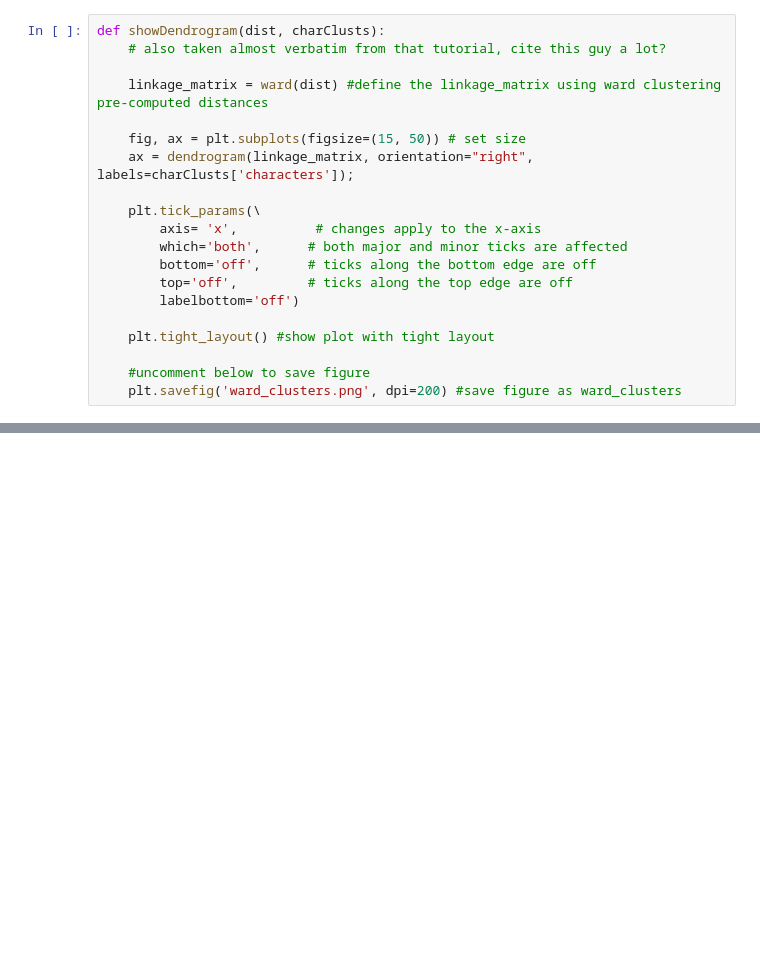
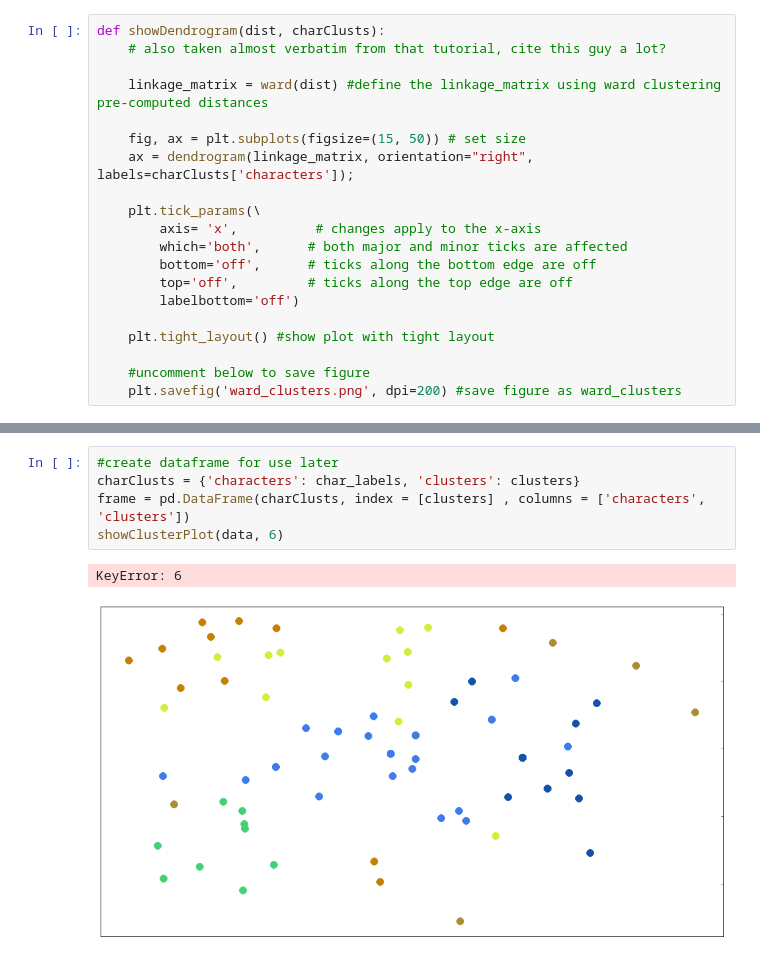
Before and after one commit to mmcmahon13/char-net, a Jupyter notebook: getVectors.ipynb, the cells around one changed output, grey strips where cells are left out. Cells and saved outputs as stored; diff of their text form; blank space fills up the shorter version.

```diff
--- a/getVectors.ipynb
+++ b/getVectors.ipynb
@@ -206,0 +256,8 @@ showDendrogram(pairwiseDist(data), charClusts)
+# %%
+#create dataframe for use later
+charClusts = {'characters': char_labels, 'clusters': clusters}
+frame = pd.DataFrame(charClusts, index = [clusters] , columns = ['characters', 'clusters'])
+showClusterPlot(data, 6)
+# %% [output]
+KeyError: 6
+[figure, added]
```
Also changed, not shown: parts of 17 cells of this notebook, 2 other files.
